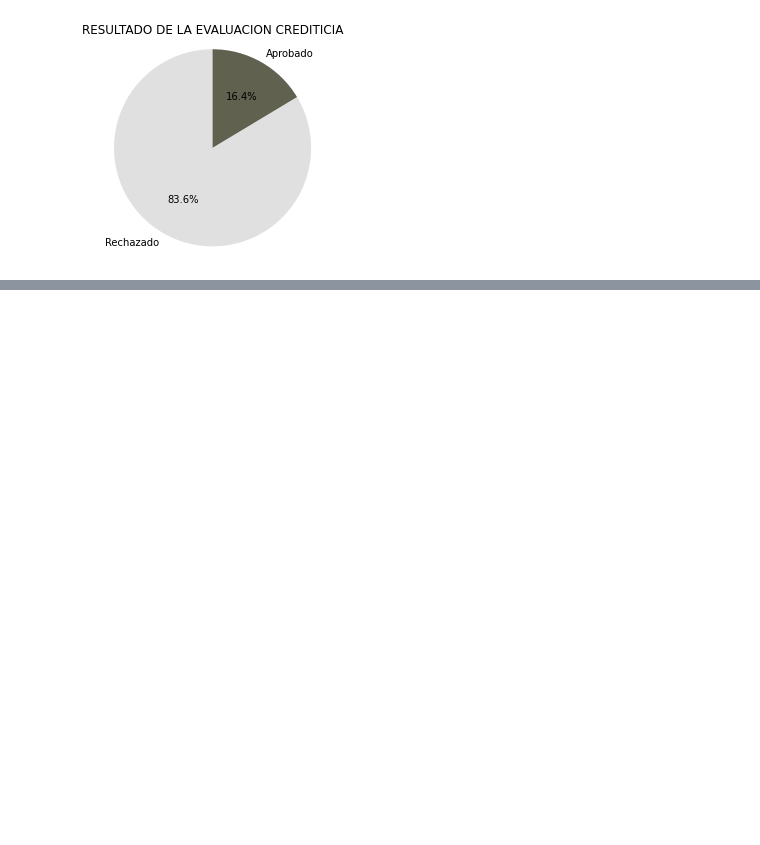
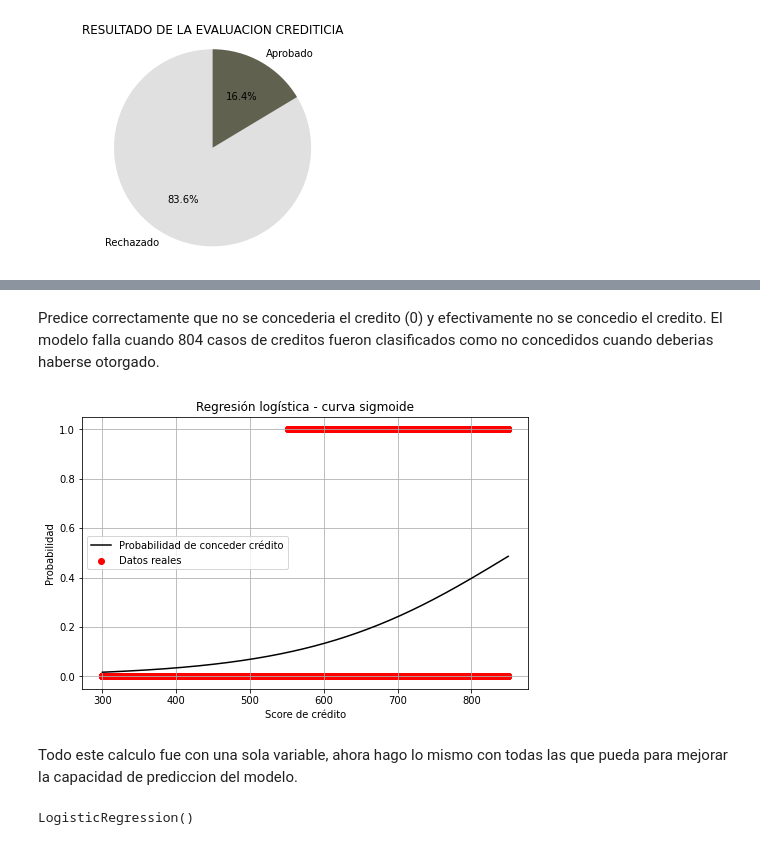
Before and after one commit to NestorDiazDataSC/Analisis_de_Datos, a Jupyter notebook: Creditos/loan_data.ipynb, the cells around one changed output, grey strips where cells are left out. Saved outputs shown, nothing was run; the diff lists cells and outputs as text; code cells hidden in the pictures; blank space fills up the shorter version.

```diff
--- a/Creditos/loan_data.ipynb
+++ b/Creditos/loan_data.ipynb
@@ -91,0 +108,5 @@ plt.show()
+# %%
+X_train, X_test, y_train, y_test = train_test_split(X, y, test_size=0.2, random_state=0)
+# %%
+modelo = LogisticRegression()
+modelo.fit(X_train, y_train)  # entrenar el modelo
@@ -91,0 +141,22 @@ plt.show()
+# %% [markdown]
+Predice correctamente que no se concederia el credito (0) y efectivamente no se concedio el credito. El modelo falla cuando 804 casos de creditos fueron clasificados como no concedidos cuando deberias haberse otorgado.
+# %%
+x_range = np.linspace(X['Score_Credito'].min(), X['Score_Credito'].max(), 300).reshape(-1, 1) # definir rango de valores
+# %%
+y_prob = modelo.predict_proba(x_range)[:, 1] # determinar la probabilidad que de 1.
+# %%
+import matplotlib.pyplot as plt
+
+plt.figure(figsize=(8, 5))
+plt.plot(x_range, y_prob, label='Probabilidad de conceder crédito', color='black')
+plt.scatter(X_test, y_test, color='red', label='Datos reales')
+plt.xlabel('Score de crédito')
+plt.ylabel('Probabilidad')
+plt.title('Regresión logística - curva sigmoide')
+plt.grid(True)
+plt.legend()
+plt.show()
+# %% [output]
+[figure, added]
+# %% [markdown]
+Todo este calculo fue con una sola variable, ahora hago lo mismo con todas las que pueda para mejorar la capacidad de prediccion del modelo.
@@ -91,0 +168,5 @@ plt.show()
+# %%
+modelo = LogisticRegression()
+modelo.fit(X_train, y_train)  # entrenar el modelo
+# %% [output]
+LogisticRegression()
```
Also changed, not shown: parts of 25 cells of this notebook.
